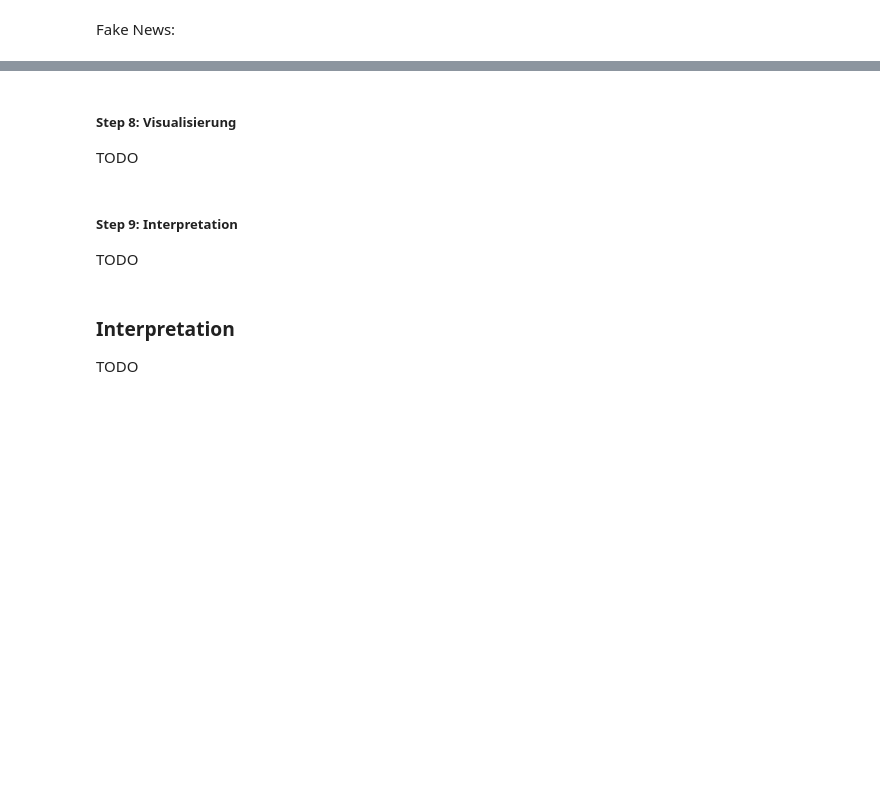
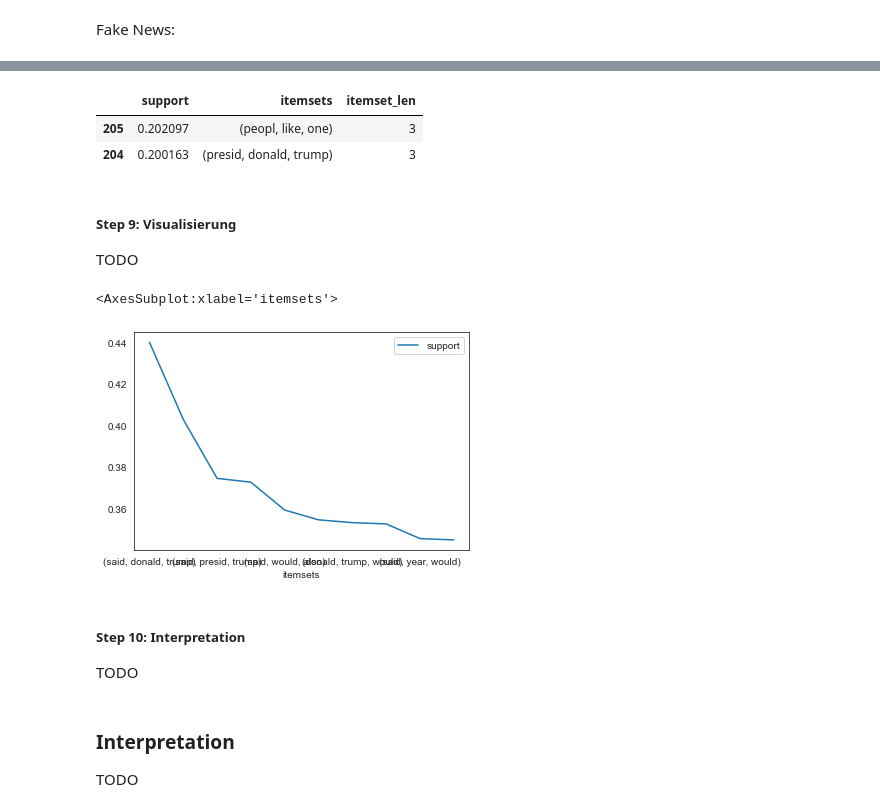
Before and after one commit to BotanB/Python_for_DS_FakeNewsDetection, a Jupyter notebook: Notebooks/Finale_Abgabe.ipynb, the cells around one changed output, grey strips where cells are left out. Cells and saved outputs as stored; diff of their text form; code cells hidden in the pictures; blank space fills up the shorter version.

```diff
--- a/Notebooks/Finale_Abgabe.ipynb
+++ b/Notebooks/Finale_Abgabe.ipynb
@@ -1310,0 +1374,8 @@ for index, row in prepData_false.iterrows():
+# %%
+te = TransactionEncoder()
+te_ary = te.fit(dataset_true).transform(dataset_true)
+df = pd.DataFrame(te_ary, columns=te.columns_)
+
+frequent_itemsets_true = apriori(df, min_support=0.2, use_colnames=True)
+
+frequent_itemsets_true
@@ -1310,0 +1396,3 @@ for index, row in prepData_false.iterrows():
+# %%
+frequent_itemsets_true["itemset_len"] = frequent_itemsets_true["itemsets"].apply(lambda x: len(x))
+frequent_itemsets_true
@@ -1310,0 +1430,5 @@ for index, row in prepData_false.iterrows():
+# %%
+association_item3= frequent_itemsets_true[ (frequent_itemsets_true['itemset_len'] == 3)]
+association_item3= association_item3.sort_values(by=['support'], ascending=False)
+association_item3 = association_item3[:10]
+association_item3
@@ -1311,8 +1522,22 @@ for index, row in prepData_false.iterrows():
+# %%
+association_item_3_false= frequent_itemsets_false[ (frequent_itemsets_false['itemset_len'] == 3)]
+association_item_3_false= association_item_3_false.sort_values(by=['support'], ascending=False)
+association_item_3_false
+# %% [output]
+|  | support | itemsets | itemset_len |
+| 205 | 0.202097 | (peopl, like, one) | 3 |
+| 204 | 0.200163 | (presid, donald, trump) | 3 |
 # %% [markdown]
-##### Step 8: Visualisierung
+##### Step 9: Visualisierung
 TODO
+# %%
+# Example
+association_item3.plot('itemsets', 'support')
+# %% [output]
+<AxesSubplot:xlabel='itemsets'>
+[figure, added]
 # %% [markdown]
-##### Step 9: Interpretation
+##### Step 10: Interpretation
 TODO
 # %% [markdown]
 ### Interpretation
```
Also changed, not shown: parts of 36 cells of this notebook, 1 other file.
